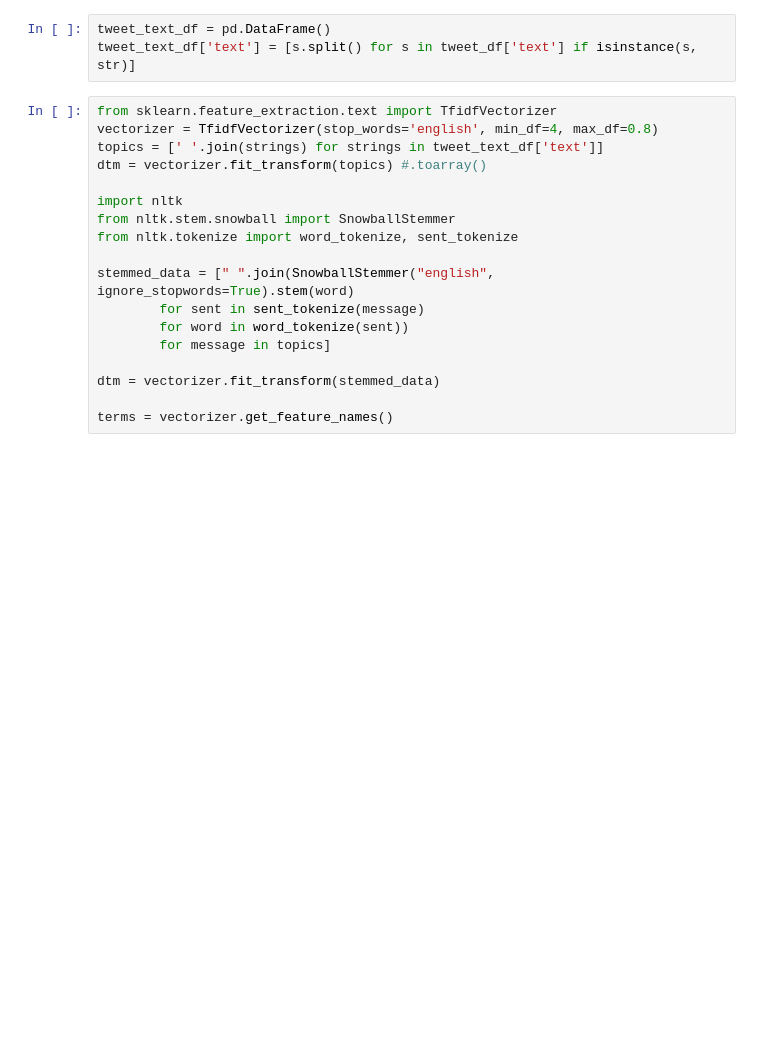
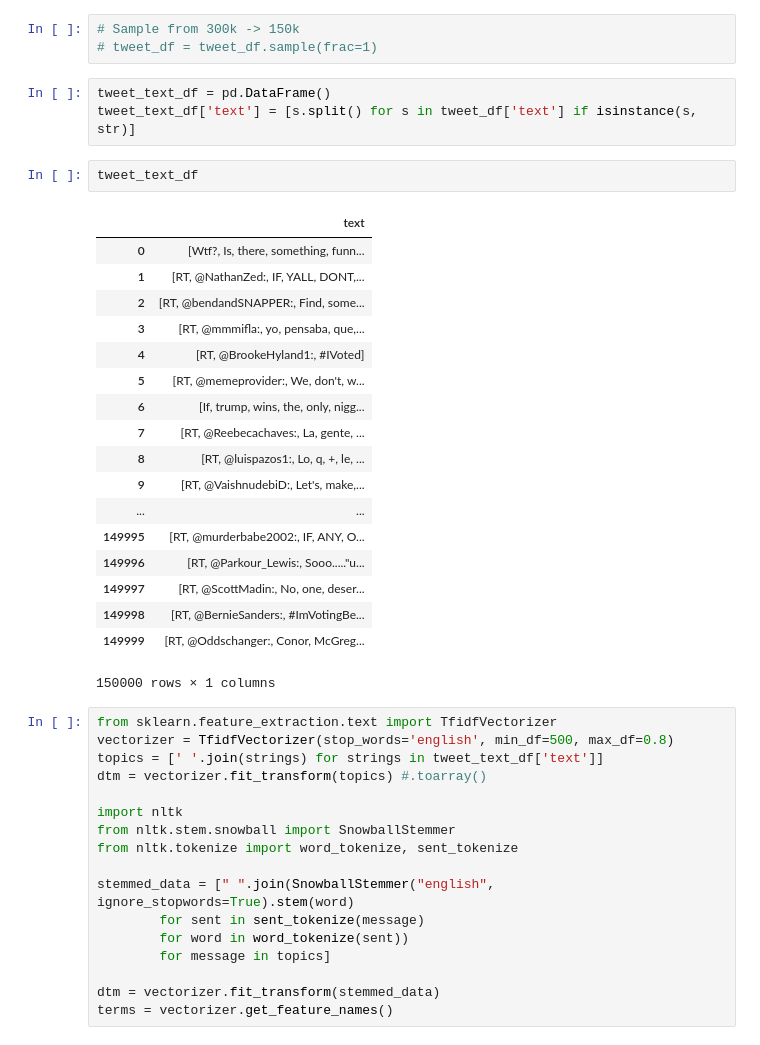
Before and after one commit to anuyorker/Twitter_Election_Analysis, a Jupyter notebook: Mid_Progress.ipynb, the cells around one changed output. Drawn from its saved outputs; the diff is of its cells as text; blank space fills up the shorter version.

```diff
--- a/Mid_Progress.ipynb
+++ b/Mid_Progress.ipynb
@@ -42,9 +39,33 @@ tweet_df = pd.DataFrame(tweet_data)
+# %%
+# Sample from 300k -> 150k
+# tweet_df = tweet_df.sample(frac=1)
 # %%
 tweet_text_df = pd.DataFrame()
 tweet_text_df['text'] = [s.split() for s in tweet_df['text'] if isinstance(s, str)]
+# %%
+tweet_text_df
+# %% [output]
+|  | text |
+| 0 | [Wtf?, Is, there, something, funn... |
+| 1 | [RT, @NathanZed:, IF, YALL, DONT,... |
+| 2 | [RT, @bendandSNAPPER:, Find, some... |
+| 3 | [RT, @mmmifla:, yo, pensaba, que,... |
+| 4 | [RT, @BrookeHyland1:, #IVoted] |
+| 5 | [RT, @memeprovider:, We, don't, w... |
+| 6 | [If, trump, wins, the, only, nigg... |
+| 7 | [RT, @Reebecachaves:, La, gente, ... |
+| 8 | [RT, @luispazos1:, Lo, q, +, le, ... |
+| 9 | [RT, @VaishnudebiD:, Let's, make,... |
+| ... | ... |
+| 149995 | [RT, @murderbabe2002:, IF, ANY, O... |
+| 149996 | [RT, @Parkour_Lewis:, Sooo....."u... |
+| 149997 | [RT, @ScottMadin:, No, one, deser... |
+| 149998 | [RT, @BernieSanders:, #ImVotingBe... |
+| 149999 | [RT, @Oddschanger:, Conor, McGreg... |
+150000 rows × 1 columns
 # %%
 from sklearn.feature_extraction.text import TfidfVectorizer
-vectorizer = TfidfVectorizer(stop_words='english', min_df=4, max_df=0.8)
+vectorizer = TfidfVectorizer(stop_words='english', min_df=500, max_df=0.8)
 topics = [' '.join(strings) for strings in tweet_text_df['text']]
 dtm = vectorizer.fit_transform(topics) #.toarray()
 
@@ -58,5 +79,4 @@ stemmed_data = [" ".join(SnowballStemmer("english", ignore_stopwords=True).stem(
         for message in topics]
 
 dtm = vectorizer.fit_transform(stemmed_data)
-
 terms = vectorizer.get_feature_names()
```
Also changed, not shown: parts of 15 cells of this notebook.
